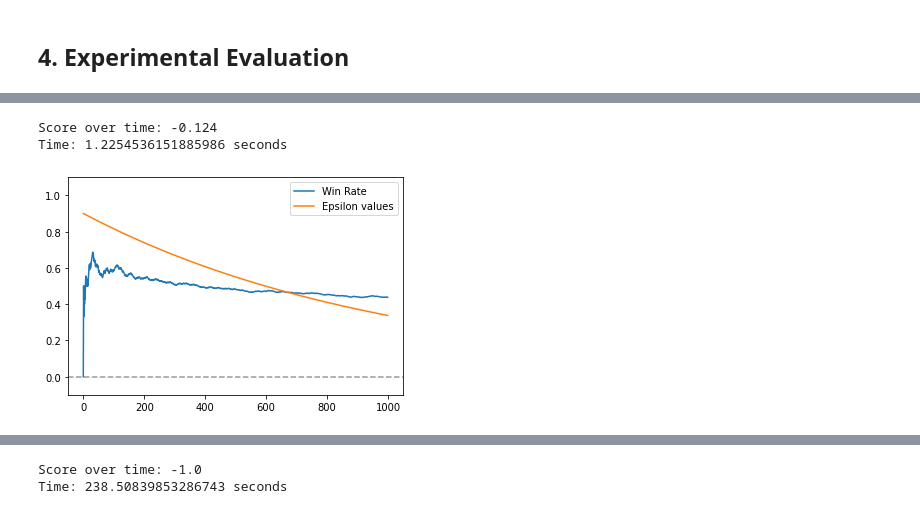
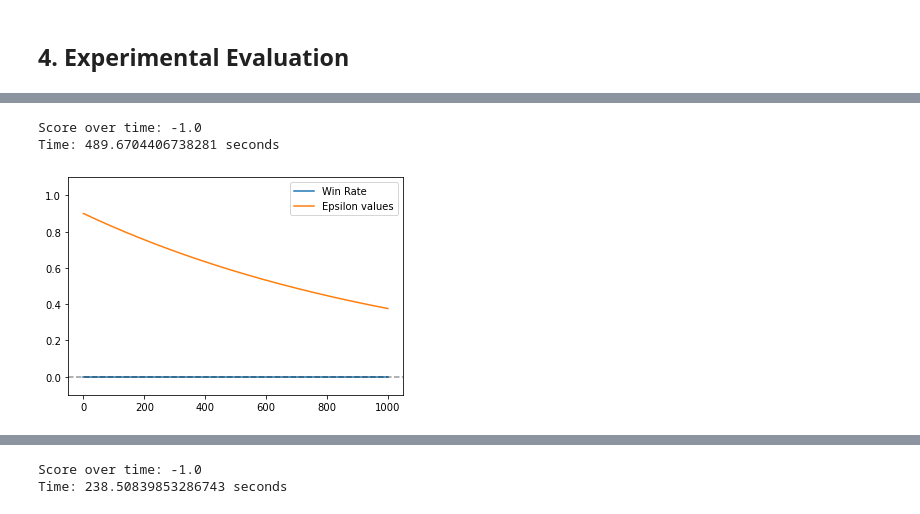
Before and after one commit to Maligetzus/IART, a Jupyter notebook: NeutronRL_Notebook.ipynb, the cells around one changed output, grey strips where cells are left out. Drawn from its saved outputs; the diff is of its cells as text; code cells hidden in the pictures.

```diff
--- a/NeutronRL_Notebook.ipynb
+++ b/NeutronRL_Notebook.ipynb
@@ -94,0 +191,15 @@ For both algorithms we implemented to different types of **Epsilon Decay**:
+# %%
+scores = []
+decay_rates = []
+decay_rate = 1
+
+for i in range(100):
+    decay_rate *= 0.5
+
+    decay_rates.append(decay_rate)
+
+    qlearning = QLearning(max_episodes=100, max_steps=2000, decay_rate=decay_rate, epsilon_decay=EpsilonDecay.Exponential, env='Neutron-5x5-White-Random-v0', log=False)
+    score, rewards, epsilon = qlearning.train()
+    scores.append(score)
+
+plot_scores_decayrate(scores, decay_rates)
@@ -95,31 +225,32 @@ For both algorithms we implemented to different types of **Epsilon Decay**:
 # %%
 import time
 from NeutronRL.q_learning import QLearning
 from NeutronRL.env_algorithm import EpsilonDecay
 import matplotlib.pyplot as plt
 
 start_time = time.time()
 
-qlearning = QLearning(max_episodes=1000, max_steps=2000, epsilon_decay=EpsilonDecay.Exponential, env='Neutron-5x5-White-Random-v0', log=False)
+qlearning = QLearning(max_episodes=1000, max_steps=2000, decay_rate=(0.9 - 0.01)/1000, epsilon_decay=EpsilonDecay.Exponential, env='Neutron-5x5-White-Easy-v0', log=False)
 score, rewards, epsilon = qlearning.train()
+
 print(f"Time: {time.time() - start_time} seconds")
 
 winrate = []
 num_wins = 0
 
 for i in range(len(rewards)):
     if rewards[i] == 1:
         num_wins += 1
 
     winrate.append(num_wins / (i + 1))
 
 plt.plot(winrate, label="Win Rate")
 plt.plot(epsilon, label="Epsilon values")
 plt.axhline(color="black", ls="--", alpha=0.4)
 plt.ylim(-0.1, 1.1)
 plt.legend()
 plt.show()
 # %% [output]
-Score over time: -0.124
-Time: 1.2254536151885986 seconds
+Score over time: -1.0
+Time: 489.6704406738281 seconds
-[figure, old version]
+[figure, new version]
```
Also changed, not shown: parts of 15 cells of this notebook.
